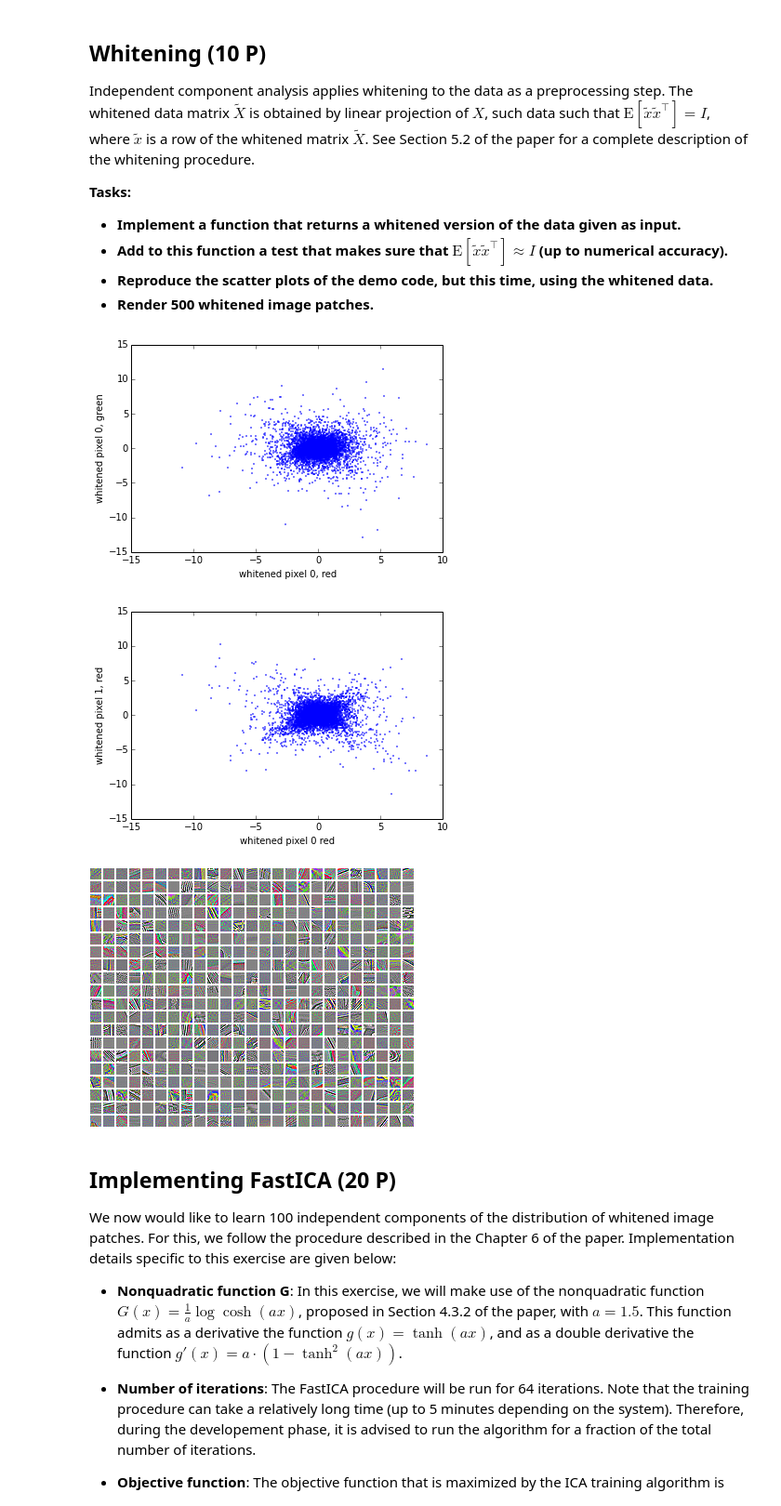
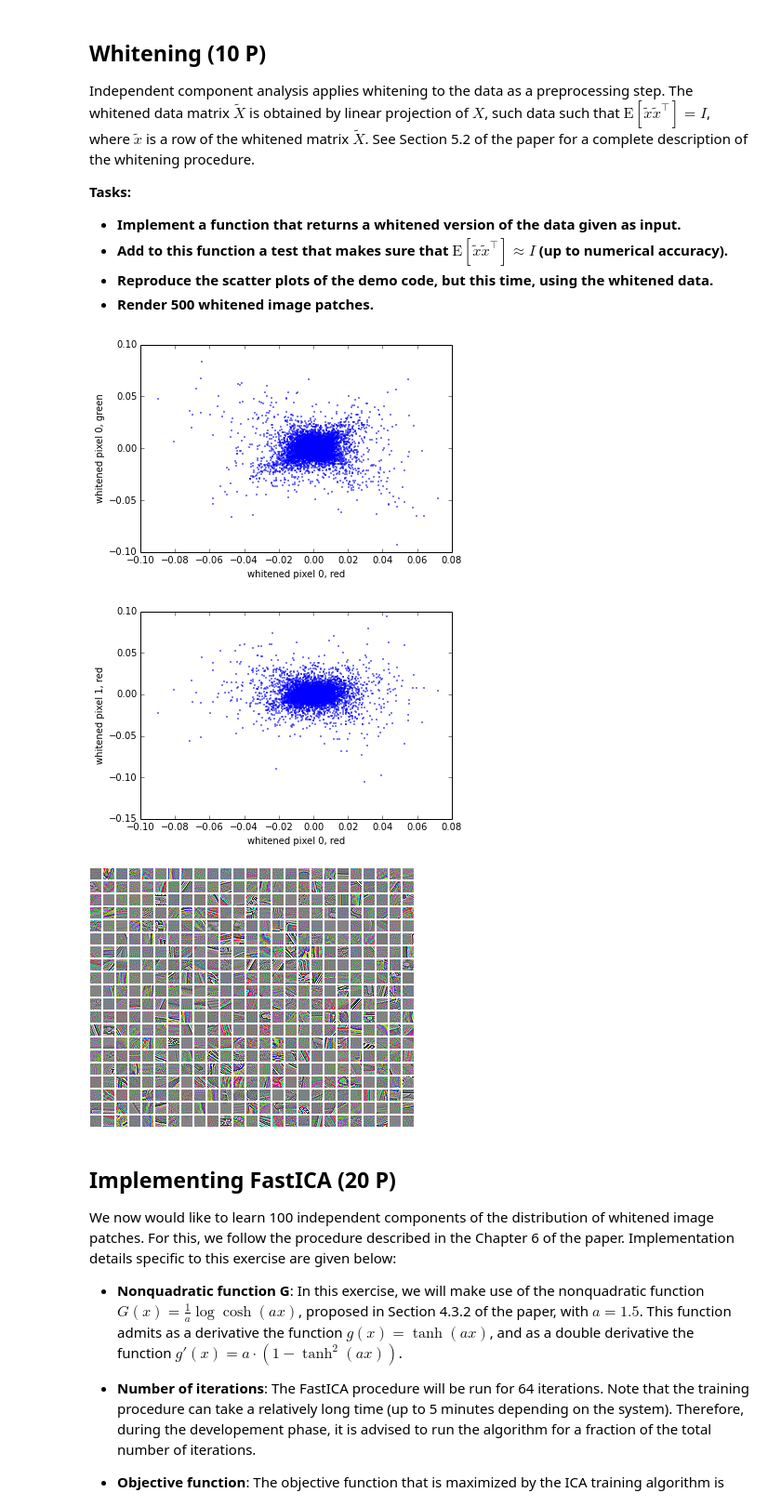
Before and after one commit to TN1ck/ml1, a Jupyter notebook: Hausaufgabe 4/sheet04/sheet04.ipynb, the cells around one changed output. Shown at 93% size. Saved outputs shown, nothing was run; the diff lists cells and outputs as text; code cells hidden in the pictures.

Commit message:
added whitening

```diff
--- a/Hausaufgabe 4/sheet04/sheet04.ipynb
+++ b/Hausaufgabe 4/sheet04/sheet04.ipynb
@@ -46,15 +46,45 @@ Independent component analysis applies whitening to the data as a preprocessing
 * **Add to this function a test that makes sure that $\mathrm{E}[\tilde x \tilde x^\top] \approx I$ (up to numerical accuracy).**
 * **Reproduce the scatter plots of the demo code, but this time, using the whitened data.**
 * **Render 500 whitened image patches.**
-# %%
-##### REPLACE BY YOUR CODE
-import solutions
-solutions.whitening()()
-#####
-# %% [output]
-[figure, removed]
-[figure, removed]
-[figure, removed]
+# %%
+import numpy as np
+
+def whiten(X):
+
+    # compute covariance matrix
+    cov = X.T.dot(X)
+    # eigenvalue decomposition
+    d, E = np.linalg.eigh(cov)
+    # D^-1/2
+    D = np.diag(1. / np.sqrt(d))
+    # W = E * D^-1/2 * E.T
+    W = E.dot(D).dot(E.T)
+
+    X_w = np.dot(X, W)
+
+    def test(X_w):
+        cov = X_w.T.dot(X_w)
+        # covariance must be (almost) equal to identity matrice
+        return np.allclose(cov, np.identity(cov.shape))
+
+    assert True, test(X_w)
+
+    return X_w
+
+
+X_w = whiten(X)
+
+# Plot the red vs. green channel of the first pixel
+utils.scatterplot(X_w[:,0],X_w[:,1],xlabel='whitened pixel 0, red',ylabel='whitened pixel 0, green')
+
+# Plot the red channel of the first and second pixel
+utils.scatterplot(X_w[:,0],X_w[:,3],xlabel='whitened pixel 0, red',ylabel='whitened pixel 1, red')
+# Visualize 500 image patches from the image
+utils.render(X_w[:500])()
+# %% [output]
+[figure, added]
+[figure, added]
+[figure, added]
 # %% [markdown]
 ## Implementing FastICA (20 P)
 
```
Also changed, not shown: parts of 1 cell of this notebook.
